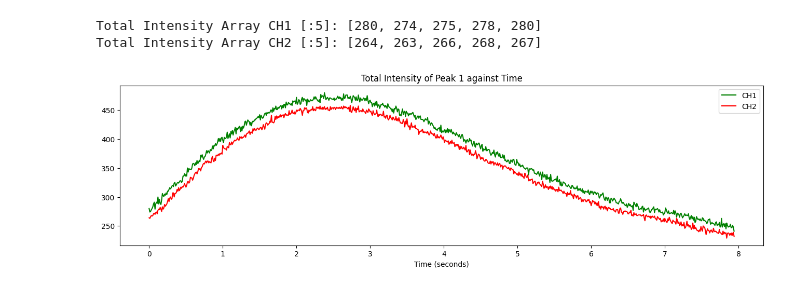
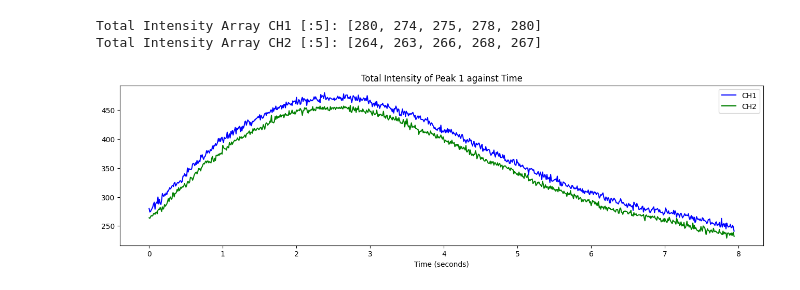
Before and after one commit to ljhason/smImaging-Exploration, a Jupyter notebook: All Frames using avg/detecting_peaks.ipynb, the cells around one changed output. Saved outputs shown, nothing was run; the diff lists cells and outputs as text; code cells hidden in the pictures.

```diff
--- a/All Frames using avg/detecting_peaks.ipynb
+++ b/All Frames using avg/detecting_peaks.ipynb
@@ -187,13 +187,13 @@ Total Intensity Array CH2 [:5]: [264, 263, 266, 268, 267]
 # %%
 
 plt.figure(figsize=(16,4))
 time = np.arange(0, tf, tpf)
 
-plt.plot(time, tot_intensity_all_frames_p1_CH1, color='green', label='CH1')
+plt.plot(time, tot_intensity_all_frames_p1_CH1, color='blue', label='CH1')
 plt.title("Total Intensity of Peak 1 against Time")
-plt.plot(time, tot_intensity_all_frames_p1_CH2, color='red', label='CH2')
+plt.plot(time, tot_intensity_all_frames_p1_CH2, color='green', label='CH2')
 plt.legend()
 plt.xlabel("Time (seconds)")
 plt.show()
 # %% [output]
-[figure, old version]
+[figure, new version]
```
Also changed, not shown: 4 other files.
